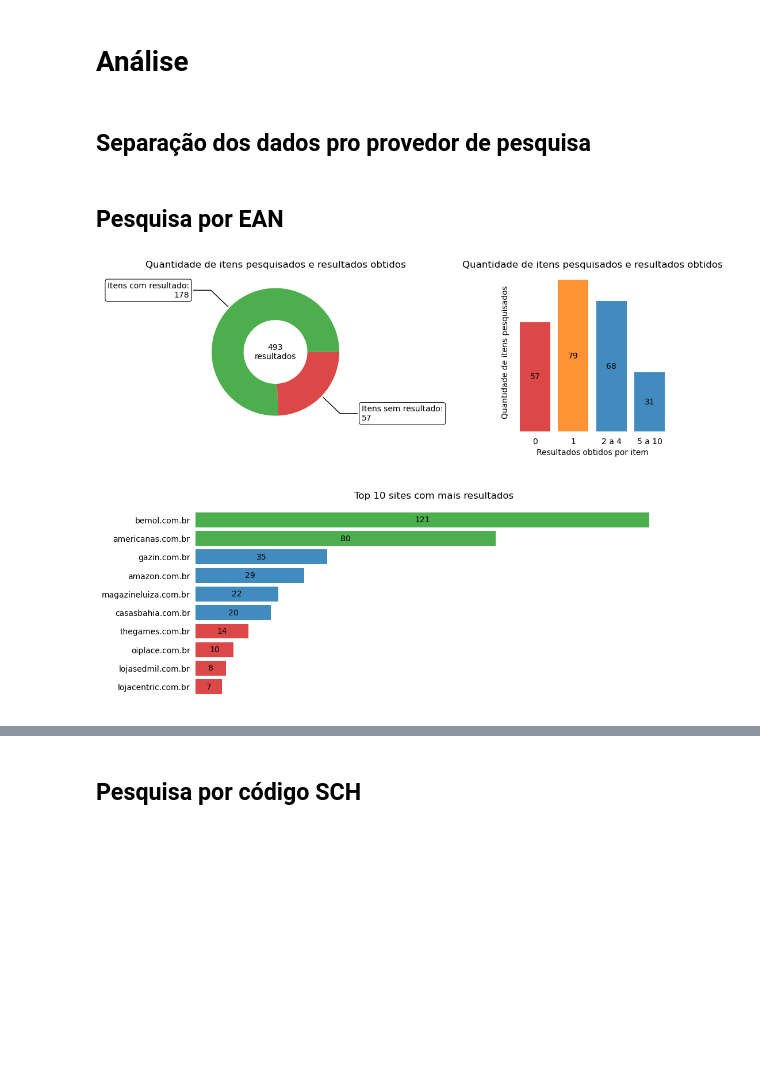
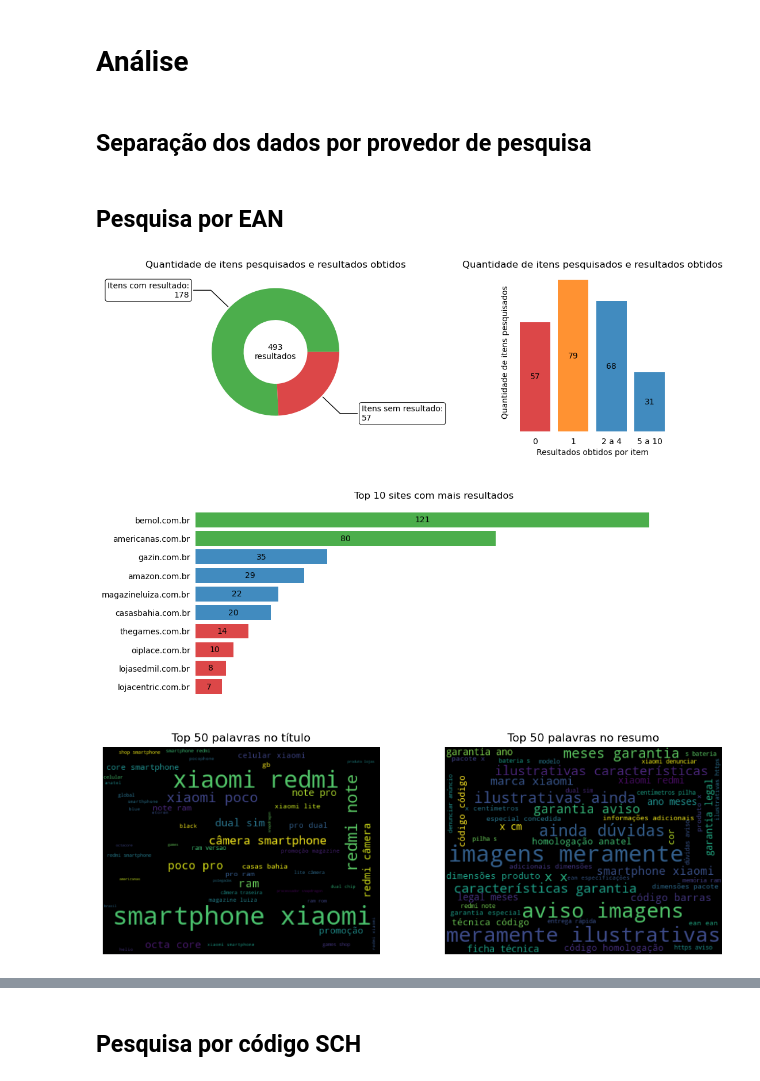
Before and after one commit to InovaFiscaliza/certificacao-homologacao, a Jupyter notebook: analise_exploratoria.ipynb, the cells around one changed output, grey strips where cells are left out. Cells and saved outputs as stored; diff of their text form; code cells hidden in the pictures; blank space fills up the shorter version.

Commit message:
Implementado plot de palavras mais frequentes

```diff
--- a/analise_exploratoria.ipynb
+++ b/analise_exploratoria.ipynb
@@ -15,6 +19,17 @@ from urllib.parse import urlparse
 DEFAULT_BINS = [0,1,2,5,10]
 DEFAULT_N_TOP_SITES = 10
 NULL_STRING = '#NULO#'
+# %%
+model_stop_words = ['+',  '120hz', '2', '4g', '5g', 'amarelo', 'azul',
+                    'basic', 'bluetooth', 'br', 'branco', 'cinza', 'de',
+                    'earbuds', 'earphone', 'earphones', 'escuro', 'fone',
+                    'gradiente', 'inteligente', 'laranja', 'mi', 'prata',
+                    'preto', 'pulseira', 'rosa', 'roxo', 'tela', 'true',
+                    'verde', 'wireless', 'wireless']
+
+portuguese_stop_words = stopwords.words('portuguese')
+portuguese_stop_words.extend(model_stop_words)
+portuguese_stop_words.append('nulo')
 # %% [markdown]
 ## Funções auxiliares
 # %%
@@ -250,6 +260,37 @@ def plot_items_results_dashboard(df_results,bins=DEFAULT_BINS,n_top=DEFAULT_N_TO
     axs['items_results_count'].set_box_aspect(1)
 
     plt.show()
+# %%
+def plot_top_words(df,n_top_words=50):
+
+    docs_names = df[df['name']!=NULL_STRING]['name'].to_list()
+    docs_snippet = df[df['snippet']!=NULL_STRING]['snippet'].to_list()
+
+    names_words = []
+    snippets_words = []
+
+    for name,snippet in zip(docs_names,docs_snippet):
+        name = name.lower()
+        snippet = snippet.lower()
+        names_words.extend([token for token in word_tokenize(name) if token not in portuguese_stop_words and token.isalpha()])
+        snippets_words.extend([token for token in word_tokenize(snippet) if token not in portuguese_stop_words and token.isalpha()])
+
+    wc_names = WordCloud(max_words=50,height=300).generate(' '.join(names_words))
+    wc_snippets = WordCloud(max_words=50,height=300).generate(' '.join(snippets_words))
+
+    fig,ax = plt.subplots(1,2,figsize=(12, 4))
+
+
+    ax[0].imshow(wc_names, interpolation="bilinear")
+    ax[0].axis("off")
+    ax[0].set_title(f'Top {n_top_words} palavras no título')
+
+    ax[1].imshow(wc_snippets, interpolation="bilinear")
+    ax[1].axis("off")
+    ax[1].set_title(f'Top {n_top_words} palavras no resumo')
+
+
+    plt.show()
 # %% [markdown]
 # Carga e preparação dos dados
 # %% [markdown]
@@ -376,7 +417,7 @@ File datasets/search_results/products_search_results_sch_models.parquet loaded
 # %% [markdown]
 # Análise
 # %% [markdown]
-## Separação dos dados pro provedor de pesquisa
+## Separação dos dados por provedor de pesquisa
 # %%
 search_provider = ['Google', 'Bing']
 df_ean = {key:df_search_results_ean[df_search_results_ean['search_provider']==key] for key in search_provider}
@@ -389,7 +431,9 @@ bing_bins = [0,1,2,5,10,50]
 ## Pesquisa por EAN
 # %%
 plot_items_results_dashboard(df_ean['Google'])
+plot_top_words(df_ean['Google'])
 # %% [output]
 [figure]
+[figure, added]
 # %%
 plot_items_results_dashboard(df_ean['Bing'],bing_bins)
```
Also changed, not shown: parts of 9 cells of this notebook.
